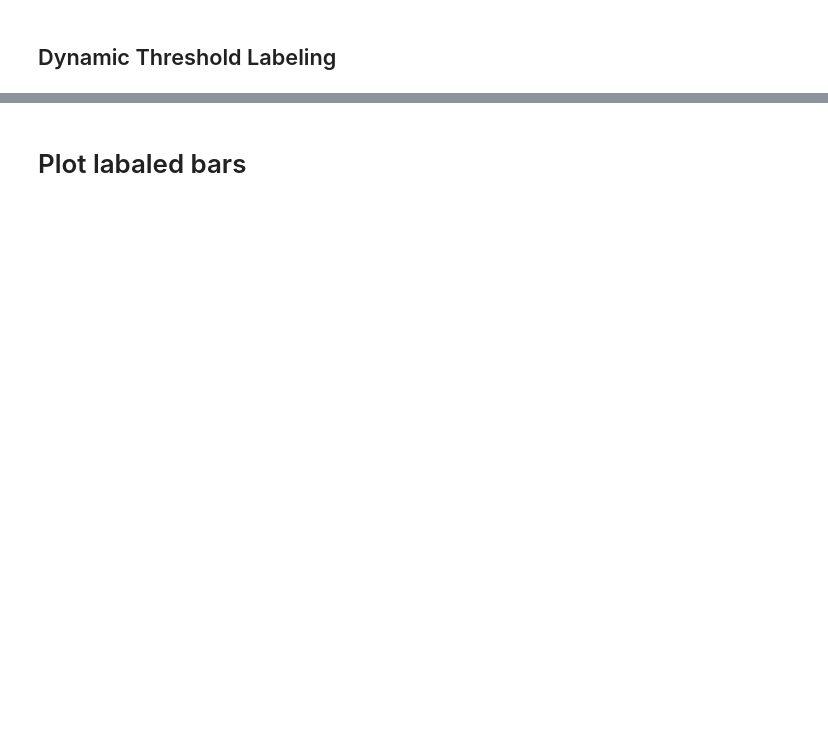
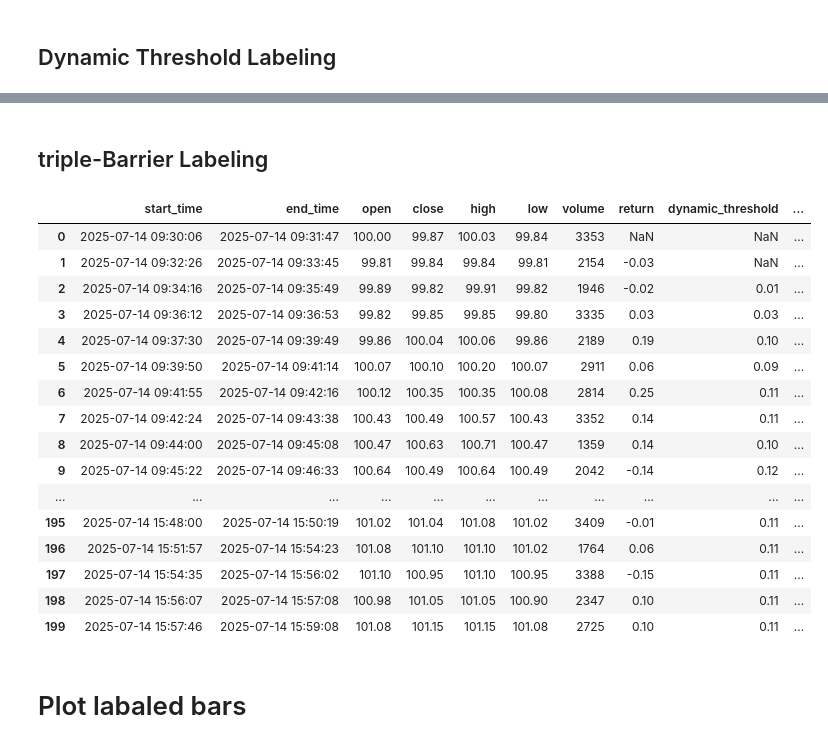
Before and after one commit to AminFiroozi/fml-lab, a Jupyter notebook: main.ipynb, the cells around one changed output, grey strips where cells are left out. Drawn from its saved outputs; the diff is of its cells as text; code cells hidden in the pictures; blank space fills up the shorter version.

```diff
--- a/main.ipynb
+++ b/main.ipynb
@@ -579,2 +584,66 @@ dynamic_threshold_labeling(tick_bars)
+# %% [markdown]
+## triple-Barrier Labeling
+# %%
+def triple_barrier_labeling(
+    bars,
+    threshold_multiplier: float = 3.5,
+    max_bars: int = 10,
+    span: int = 1000,
+    activate_barriers: List[int]=[1,1,1],
+    time_barrier_label: Literal['zero', 'sign'] = 'zero' # zero or sign
+) -> pd.DataFrame:
+    upper_barrier_active, lower_barrier_active, time_barrier_active = activate_barriers
+    # Calculate threshold
+    dynamic_thresholds = bars['return'].ewm(span=span, min_periods=2).std() * threshold_multiplier
+    bars['dynamic_threshold_triple'] = dynamic_thresholds
+
+    bars['triple_barrier_label'] = 0
+
+    for idx, row in bars.iterrows():
+        starting_price = row['open']
+        current_price = row['close']
+        dynamic_threshold = row['dynamic_threshold_triple']
+        current_bar = idx
+        # for passed_bars in range(max_bars + 1):
+        while current_bar < idx + max_bars and current_bar < len(bars):
+            # hit upper bound
+            if upper_barrier_active and (current_price >= starting_price * (100 + dynamic_threshold) / 100):
+                bars.loc[idx, 'triple_barrier_label'] = +1
+                break
+            # hit lower bound
+            elif lower_barrier_active and (current_price <= starting_price * (100 - dynamic_threshold) / 100):
+                bars.loc[idx, 'triple_barrier_label'] = -1
+                break
+
+            current_price = bars.loc[current_bar, 'close']
+            current_bar += 1
+
+        if time_barrier_active:
+            if time_barrier_label == 'sign':
+                percent_changed = current_price / starting_price
+                if current_bar == idx + max_bars:
+                    bars.loc[idx, 'triple_barrier_label'] = abs(percent_changed) / percent_changed
+
+    return bars
+
+triple_barrier_labeling(tick_bars)
+# %% [output]
+|  | start_time | end_time | open | close | high | low | volume | return | dynamic_threshold | ... |
+| 0 | 2025-07-14 09:30:06 | 2025-07-14 09:31:47 | 100.00 | 99.87 | 100.03 | 99.84 | 3353 | NaN | NaN | ... |
+| 1 | 2025-07-14 09:32:26 | 2025-07-14 09:33:45 | 99.81 | 99.84 | 99.84 | 99.81 | 2154 | -0.03 | NaN | ... |
+| 2 | 2025-07-14 09:34:16 | 2025-07-14 09:35:49 | 99.89 | 99.82 | 99.91 | 99.82 | 1946 | -0.02 | 0.01 | ... |
+| 3 | 2025-07-14 09:36:12 | 2025-07-14 09:36:53 | 99.82 | 99.85 | 99.85 | 99.80 | 3335 | 0.03 | 0.03 | ... |
+| 4 | 2025-07-14 09:37:30 | 2025-07-14 09:39:49 | 99.86 | 100.04 | 100.06 | 99.86 | 2189 | 0.19 | 0.10 | ... |
+| 5 | 2025-07-14 09:39:50 | 2025-07-14 09:41:14 | 100.07 | 100.10 | 100.20 | 100.07 | 2911 | 0.06 | 0.09 | ... |
+| 6 | 2025-07-14 09:41:55 | 2025-07-14 09:42:16 | 100.12 | 100.35 | 100.35 | 100.08 | 2814 | 0.25 | 0.11 | ... |
+| 7 | 2025-07-14 09:42:24 | 2025-07-14 09:43:38 | 100.43 | 100.49 | 100.57 | 100.43 | 3352 | 0.14 | 0.11 | ... |
+| 8 | 2025-07-14 09:44:00 | 2025-07-14 09:45:08 | 100.47 | 100.63 | 100.71 | 100.47 | 1359 | 0.14 | 0.10 | ... |
+| 9 | 2025-07-14 09:45:22 | 2025-07-14 09:46:33 | 100.64 | 100.49 | 100.64 | 100.49 | 2042 | -0.14 | 0.12 | ... |
+| ... | ... | ... | ... | ... | ... | ... | ... | ... | ... | ... |
+| 195 | 2025-07-14 15:48:00 | 2025-07-14 15:50:19 | 101.02 | 101.04 | 101.08 | 101.02 | 3409 | -0.01 | 0.11 | ... |
+| 196 | 2025-07-14 15:51:57 | 2025-07-14 15:54:23 | 101.08 | 101.10 | 101.10 | 101.02 | 1764 | 0.06 | 0.11 | ... |
+| 197 | 2025-07-14 15:54:35 | 2025-07-14 15:56:02 | 101.10 | 100.95 | 101.10 | 100.95 | 3388 | -0.15 | 0.11 | ... |
+| 198 | 2025-07-14 15:56:07 | 2025-07-14 15:57:08 | 100.98 | 101.05 | 101.05 | 100.90 | 2347 | 0.10 | 0.11 | ... |
+| 199 | 2025-07-14 15:57:46 | 2025-07-14 15:59:08 | 101.08 | 101.15 | 101.15 | 101.08 | 2725 | 0.10 | 0.11 | ... |
 # %% [markdown]
 # Plot labaled bars
```
Also changed, not shown: parts of 8 cells of this notebook.
